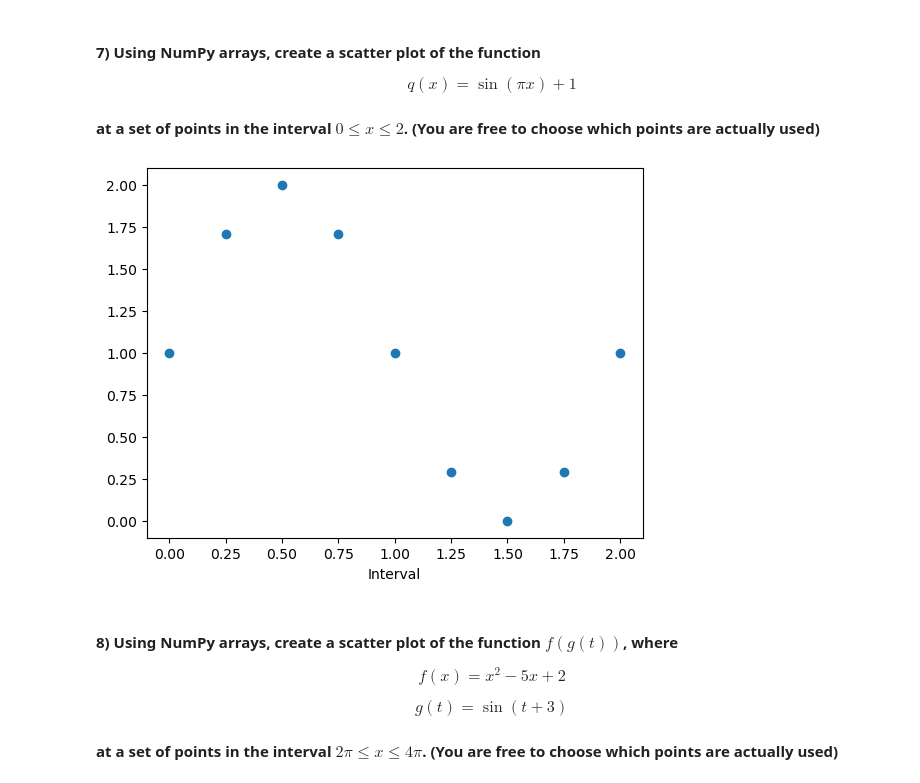
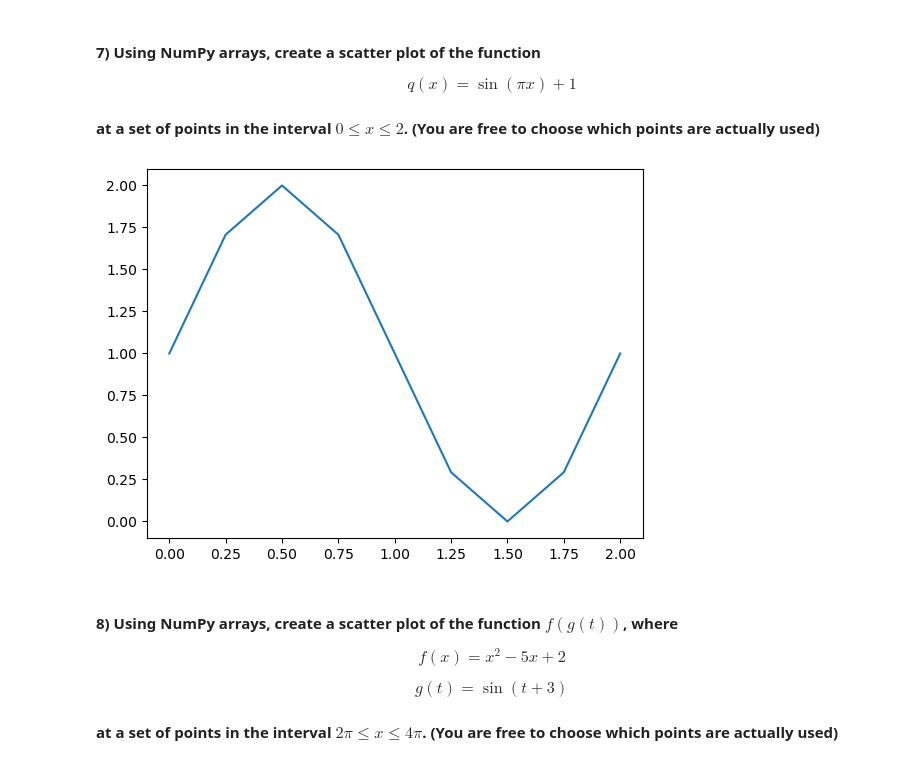
Before and after one commit to bcamargo1/datasci151spring2026, a Jupyter notebook: lecture_06/lecture_06 copy.ipynb, the cells around one changed output. Cells and saved outputs as stored; diff of their text form; code cells hidden in the pictures.

```diff
--- a/lecture_06/lecture_06 copy.ipynb
+++ b/lecture_06/lecture_06 copy.ipynb
@@ -594,17 +603,17 @@ $$q(x) = \sin(\pi x) + 1$$
 # %%
 import math
 import matplotlib.pyplot as plt
 import pandas as pd
 import numpy as np
 
-interval = np.array([0, 0.25, 0.5, 0.75, 1, 1.25, 1.5, 1.75, 2])
-qxfunc = np.sin(np.pi * interval) + 1
+x = np.array([0, 0.25, 0.5, 0.75, 1, 1.25, 1.5, 1.75, 2])
 
-plt.scatter(interval, qxfunc)
-plt.xlabel('Interval')
+y = np.sin(np.pi*x) + 1
+
+plt.plot(x, y)
 plt.show()
 # %% [output]
-[figure, old version]
+[figure, new version]
 # %% [markdown]
 #### **8)** Using NumPy arrays, create a scatter plot of the function $f(g(t))$, where
 
```
Also changed, not shown: parts of 6 cells of this notebook, 5 other files.
